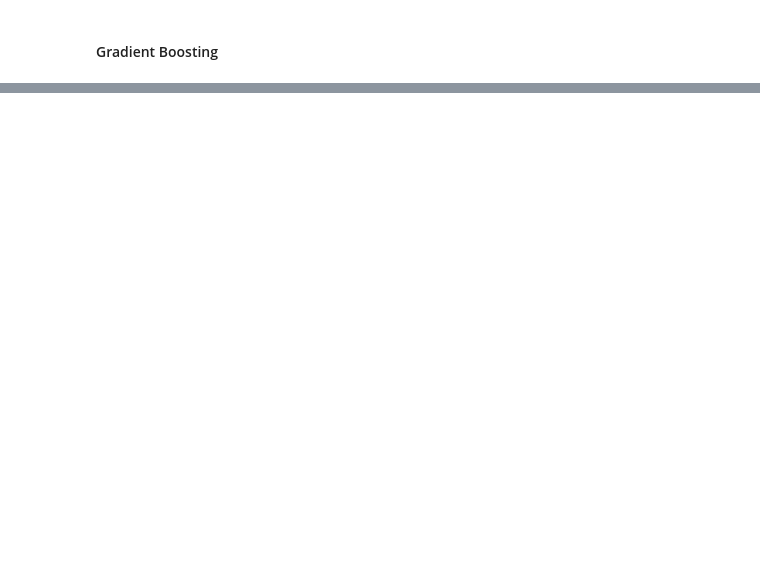
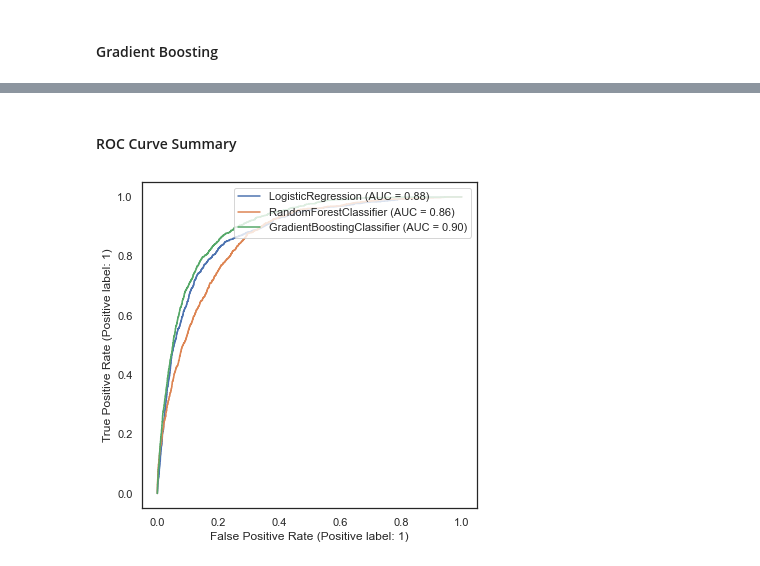
Before and after one commit to bowcai/bank-analysis, a Jupyter notebook: bank-analysis.ipynb, the cells around one changed output, grey strips where cells are left out. Saved outputs shown, nothing was run; the diff lists cells and outputs as text; code cells hidden in the pictures; blank space fills up the shorter version.

Commit message:
Add ROC curve

```diff
--- a/bank-analysis.ipynb
+++ b/bank-analysis.ipynb
@@ -518,0 +519,2 @@ matthews_corrcoef(y_true=y_test, y_pred=y_pred_gb)
+# %% [markdown]
+#### ROC Curve Summary
@@ -518,0 +523,9 @@ matthews_corrcoef(y_true=y_test, y_pred=y_pred_gb)
+# %%
+f, ax = plt.subplots(figsize=(6, 6))
+plot_roc_curve(clf_logistic, X_test, y_test, pos_label=1, ax=ax)
+plot_roc_curve(clf_forest, X_test, y_test, pos_label=1, ax=ax)
+plot_roc_curve(clf_gb, X_test, y_test, pos_label=1, ax=ax)
+plt.legend(loc=1)
+plt.show()
+# %% [output]
+[figure, added]
```
Also changed, not shown: parts of 9 cells of this notebook.
